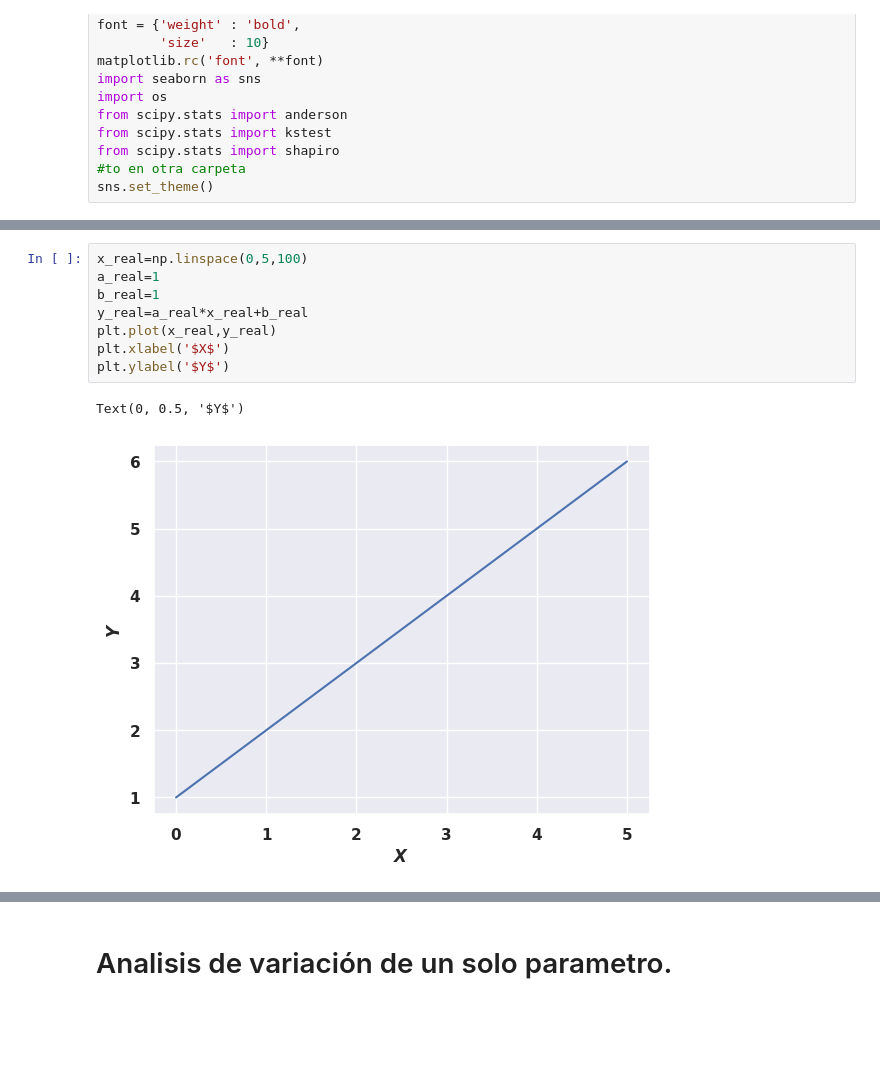
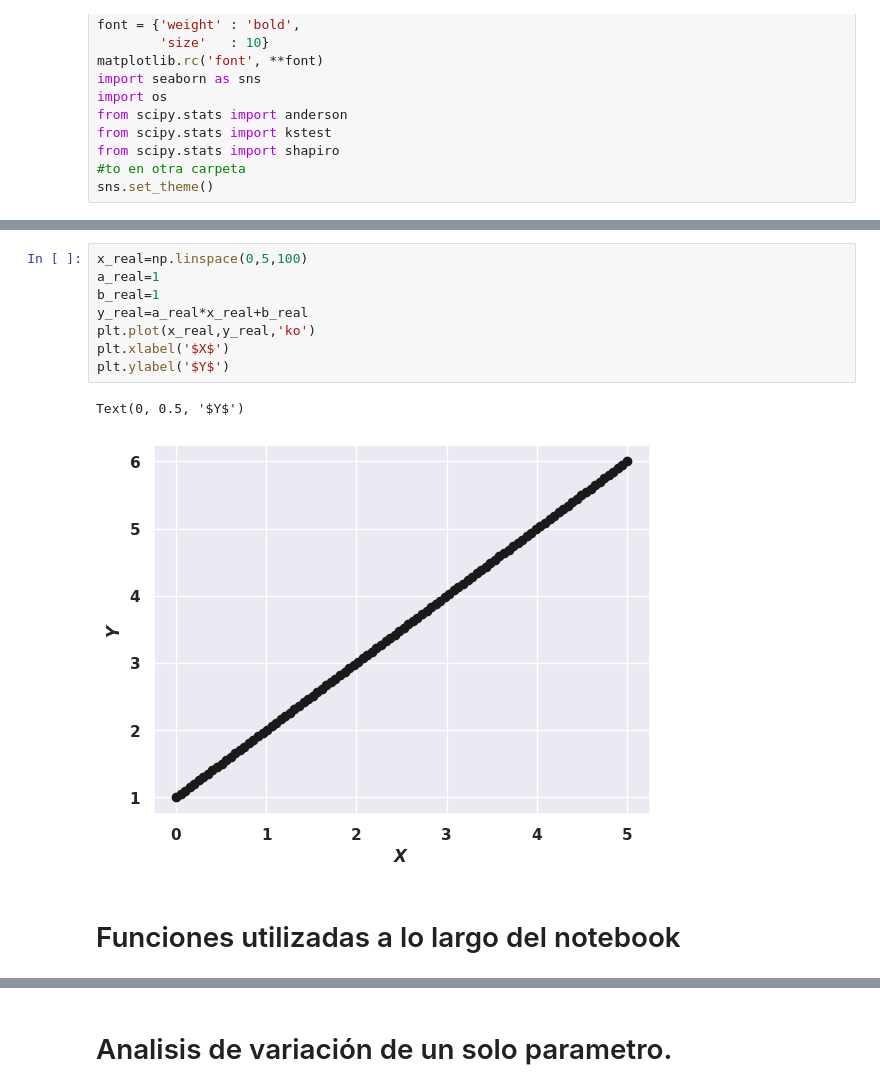
Before and after one commit to EstebanM-98/University_codes, a Jupyter notebook: TPA/Caso_base.ipynb, the cells around one changed output, grey strips where cells are left out. Saved outputs shown, nothing was run; the diff lists cells and outputs as text; blank space fills up the shorter version.

```diff
--- a/TPA/Caso_base.ipynb
+++ b/TPA/Caso_base.ipynb
@@ -24,14 +30,16 @@ sns.set_theme()
 # %%
 x_real=np.linspace(0,5,100)
 a_real=1
 b_real=1
 y_real=a_real*x_real+b_real
-plt.plot(x_real,y_real)
+plt.plot(x_real,y_real,'ko')
 plt.xlabel('$X$')
 plt.ylabel('$Y$')
 # %% [output]
 Text(0, 0.5, '$Y$')
-[figure, old version]
+[figure, new version]
+# %% [markdown]
+# Funciones utilizadas a lo largo del notebook
 # %%
 def central(s,k):
     new_s=[]
```
Also changed, not shown: parts of 22 cells of this notebook, 14 other files.
